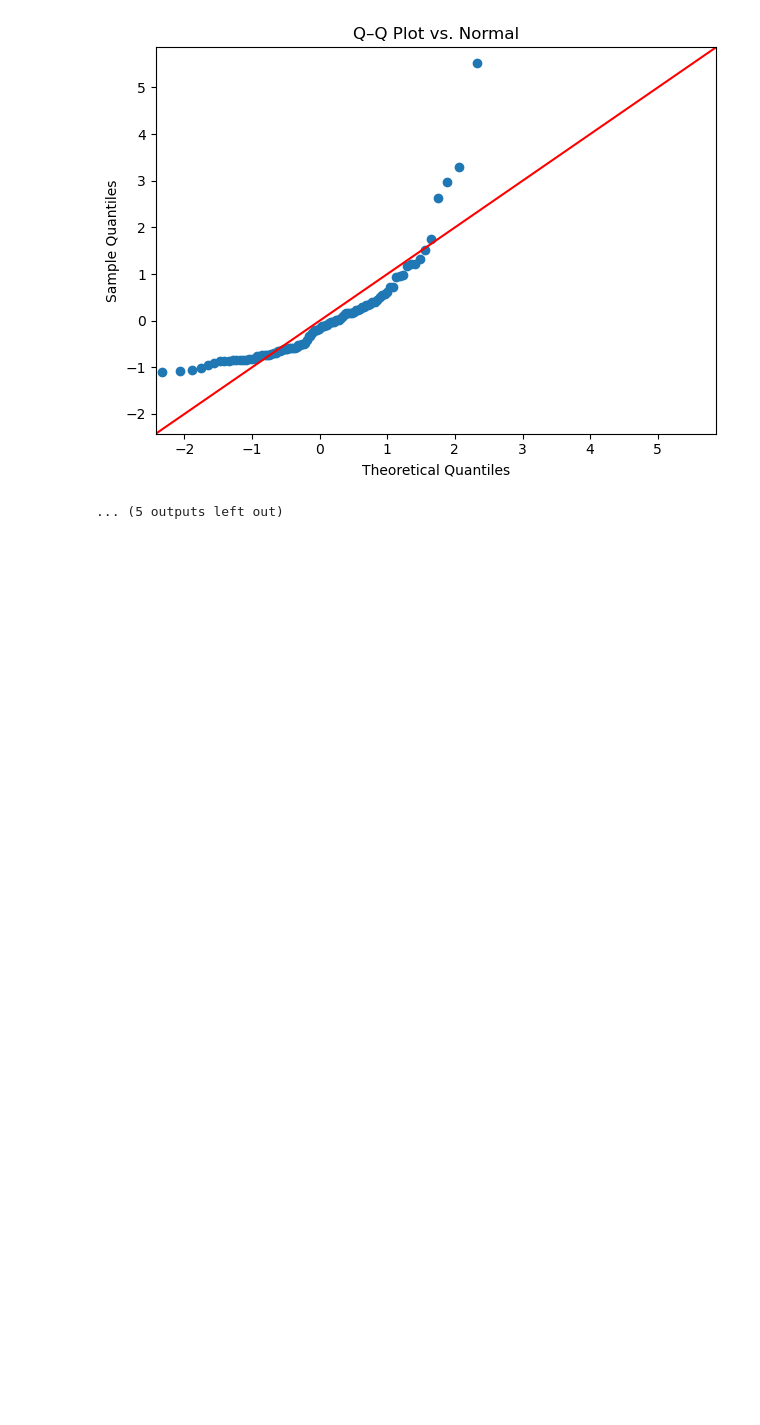
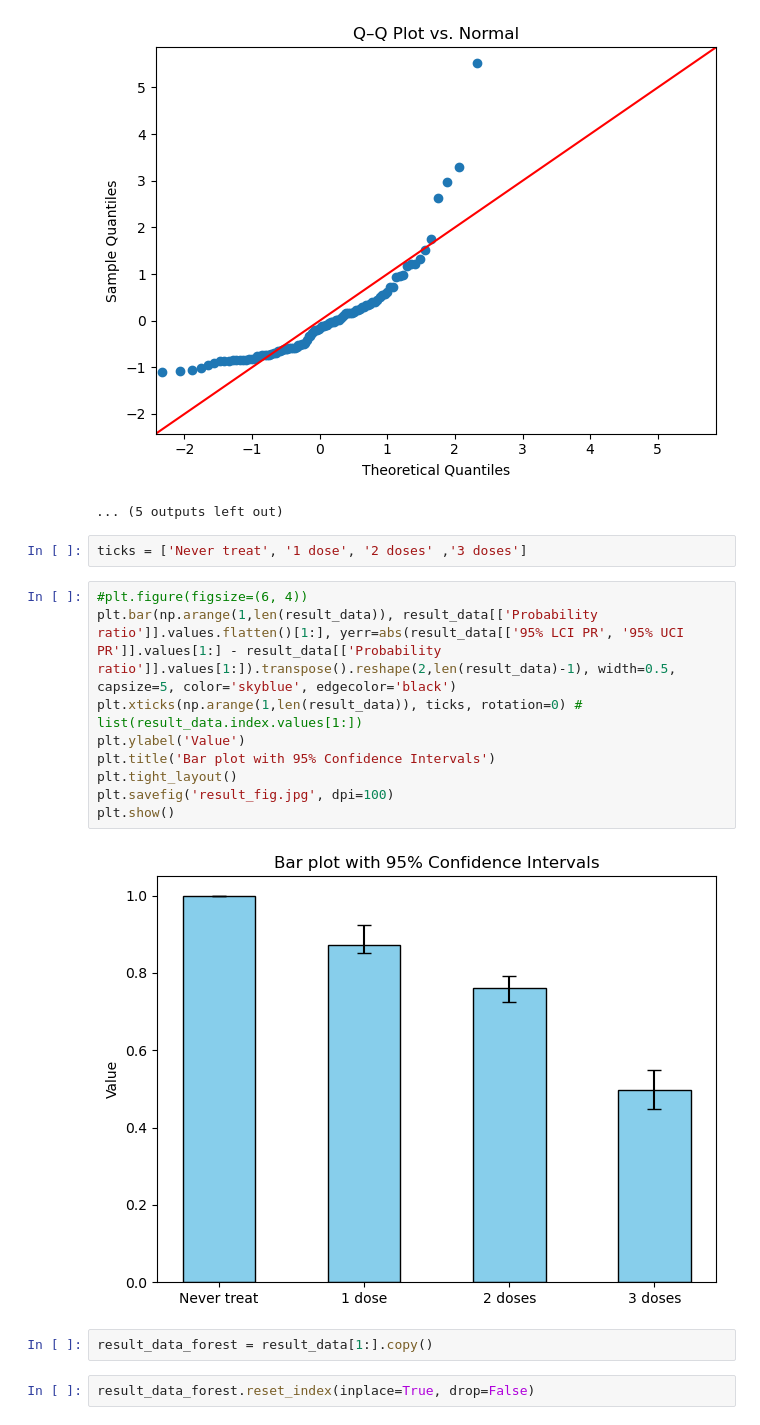
Before and after one commit to BorjaGIH/CovidVax_DM, a Jupyter notebook: 5_postprocess.ipynb, the cells around one changed output. Cells and saved outputs as stored; diff of their text form; blank space fills up the shorter version.

```diff
--- a/5_postprocess.ipynb
+++ b/5_postprocess.ipynb
@@ -316,3 +323,20 @@ Sample size: 100
 [figure]
 [figure]
 ... (5 outputs left out)
+# %%
+ticks = ['Never treat', '1 dose', '2 doses' ,'3 doses']
+# %%
+#plt.figure(figsize=(6, 4))
+plt.bar(np.arange(1,len(result_data)), result_data[['Probability ratio']].values.flatten()[1:], yerr=abs(result_data[['95% LCI PR', '95% UCI PR']].values[1:] - result_data[['Probability ratio']].values[1:]).transpose().reshape(2,len(result_data)-1), width=0.5, capsize=5, color='skyblue', edgecolor='black')
+plt.xticks(np.arange(1,len(result_data)), ticks, rotation=0) # list(result_data.index.values[1:])
+plt.ylabel('Value')
+plt.title('Bar plot with 95% Confidence Intervals')
+plt.tight_layout()
+plt.savefig('result_fig.jpg', dpi=100)
+plt.show()
+# %% [output]
+[figure, added]
+# %%
+result_data_forest = result_data[1:].copy()
+# %%
+result_data_forest.reset_index(inplace=True, drop=False)
```
Also changed, not shown: parts of 9 cells of this notebook, 2 other files.
